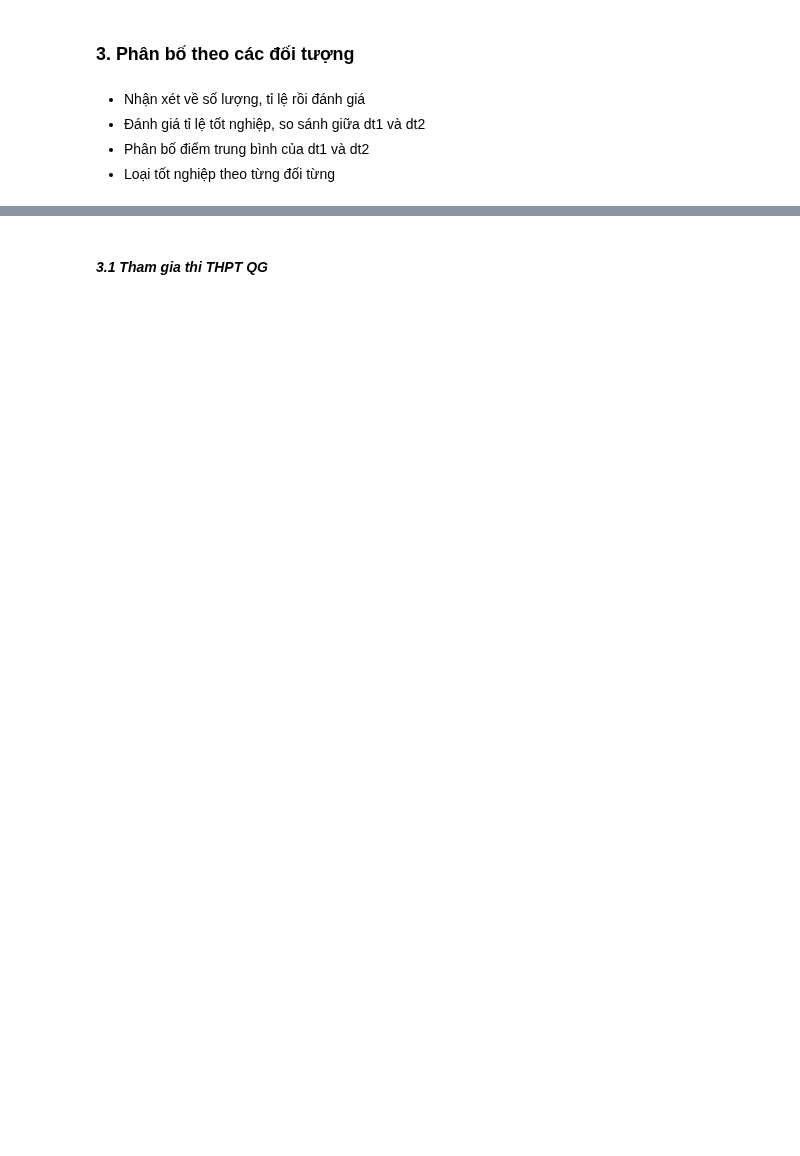
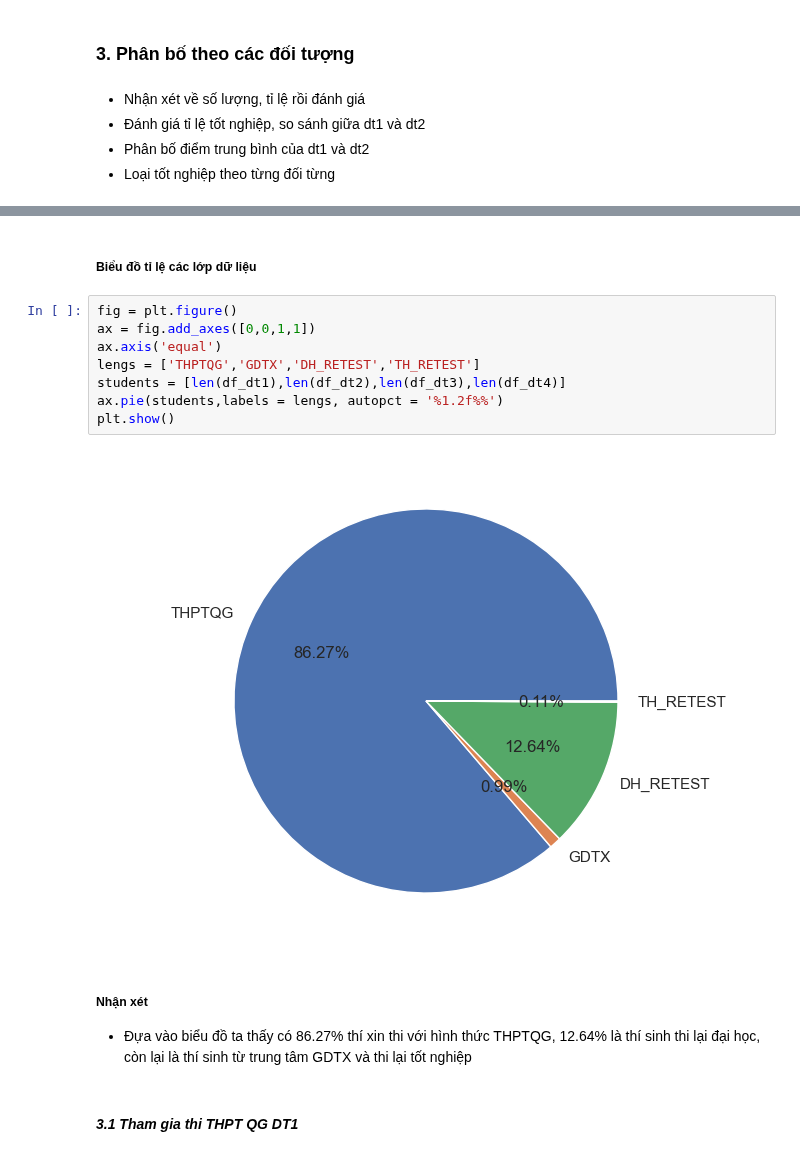
Before and after one commit to ntp-shin/Introduction_to_Data_Science, a Jupyter notebook: 1_Distribution.ipynb, the cells around one changed output, grey strips where cells are left out. Drawn from its saved outputs; the diff is of its cells as text; blank space fills up the shorter version.

```diff
--- a/1_Distribution.ipynb
+++ b/1_Distribution.ipynb
@@ -162,2 +226,17 @@ df_dt4 = ...
+# %% [markdown]
+##### Biểu đồ tỉ lệ các lớp dữ liệu
+# %%
+fig = plt.figure()
+ax = fig.add_axes([0,0,1,1])
+ax.axis('equal')
+lengs = ['THPTQG','GDTX','DH_RETEST','TH_RETEST']
+students = [len(df_dt1),len(df_dt2),len(df_dt3),len(df_dt4)]
+ax.pie(students,labels = lengs, autopct = '%1.2f%%')
+plt.show()
+# %% [output]
+[figure, added]
+# %% [markdown]
+##### Nhận xét
+- Đựa vào biểu đồ ta thấy có 86.27% thí xin thi với hình thức THPTQG, 12.64% là thí sinh thi lại đại học, còn lại là thí sinh từ trung tâm GDTX và thi lại tốt nghiệp
 # %% [markdown]
-#### *3.1 Tham gia thi THPT QG*
+#### *3.1 Tham gia thi THPT QG DT1*
```
Also changed, not shown: parts of 44 cells of this notebook, 1 other file.
